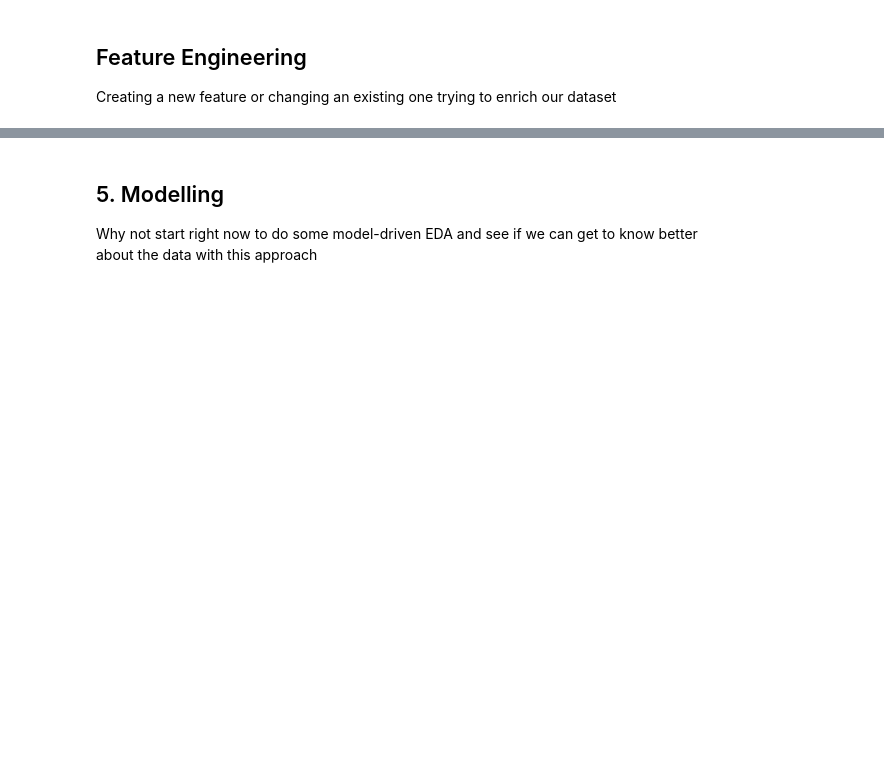
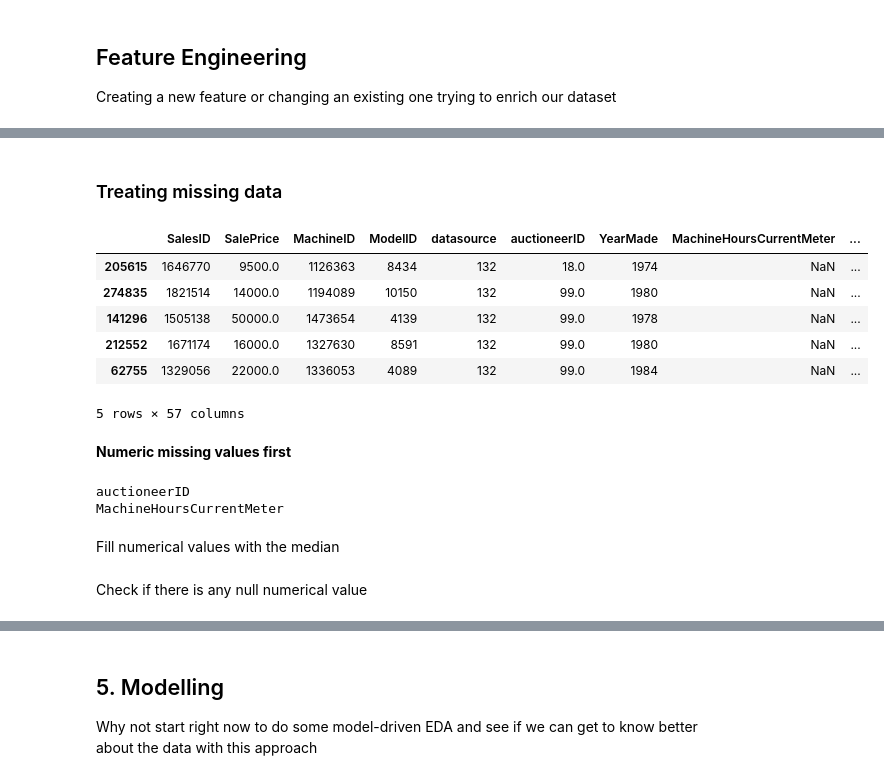
Before and after one commit to nachozobian/bulldozer-saleprice-regressor, a Jupyter notebook: bulldozer-prices-forecasting.ipynb, the cells around one changed output, grey strips where cells are left out. Drawn from its saved outputs; the diff is of its cells as text; code cells hidden in the pictures; blank space fills up the shorter version.

Commit message:
First model attempt runned
Transformation from all categorical data was made and missing values were filled with median (numeric data) and 0 class for categorical

```diff
--- a/bulldozer-prices-forecasting.ipynb
+++ b/bulldozer-prices-forecasting.ipynb
@@ -61,7 +61,7 @@ df.SalePrice.plot.hist() #Most of the bulldozer are below 20000 dollars
 
 Try to enrich the time & date component as much as possible - using datetime objects in pandas
 # %%
-df = pd.read_csv("bluebook-for-bulldozers/TrainAndValid.csv",
+df = pd.read_csv("bluebook-for-bulldozers/bluebook-for-bulldozers/TrainAndValid.csv",
              low_memory = False,
              parse_dates = ["saledate"])
 # %%
@@ -134,0 +163,31 @@ df_tmp.drop("saledate", axis = 1, inplace = True)
+# %%
+#Find column that contains strings
+for label, content in df_tmp.items():
+    if pd.api.types.is_string_dtype(content):
+        df_tmp[label] = content.astype("category").cat.as_ordered() #Assing each different category as a number
+# %% [markdown]
+### Treating missing data
+# %%
+df_tmp.to_csv("bluebook-for-bulldozers/TrainAndValid.csv",
+             index = False)
+df_tmp.head()
+# %% [output]
+|  | SalesID | SalePrice | MachineID | ModelID | datasource | auctioneerID | YearMade | MachineHoursCurrentMeter | ... |
+| 205615 | 1646770 | 9500.0 | 1126363 | 8434 | 132 | 18.0 | 1974 | NaN | ... |
+| 274835 | 1821514 | 14000.0 | 1194089 | 10150 | 132 | 99.0 | 1980 | NaN | ... |
+| 141296 | 1505138 | 50000.0 | 1473654 | 4139 | 132 | 99.0 | 1978 | NaN | ... |
+| 212552 | 1671174 | 16000.0 | 1327630 | 8591 | 132 | 99.0 | 1980 | NaN | ... |
+| 62755 | 1329056 | 22000.0 | 1336053 | 4089 | 132 | 99.0 | 1984 | NaN | ... |
+5 rows × 57 columns
+# %% [markdown]
+**Numeric missing values first**
+# %%
+for label, content in df_tmp.items():
+    if pd.api.types.is_numeric_dtype(content):
+        if pd.isnull(content).sum():
+            print(label)
+# %% [output]
+auctioneerID
+MachineHoursCurrentMeter
+# %% [markdown]
+Fill numerical values with the median
@@ -134,0 +202,2 @@ df_tmp.drop("saledate", axis = 1, inplace = True)
+# %% [markdown]
+Check if there is any null numerical value
```
Also changed, not shown: parts of 14 cells of this notebook.
